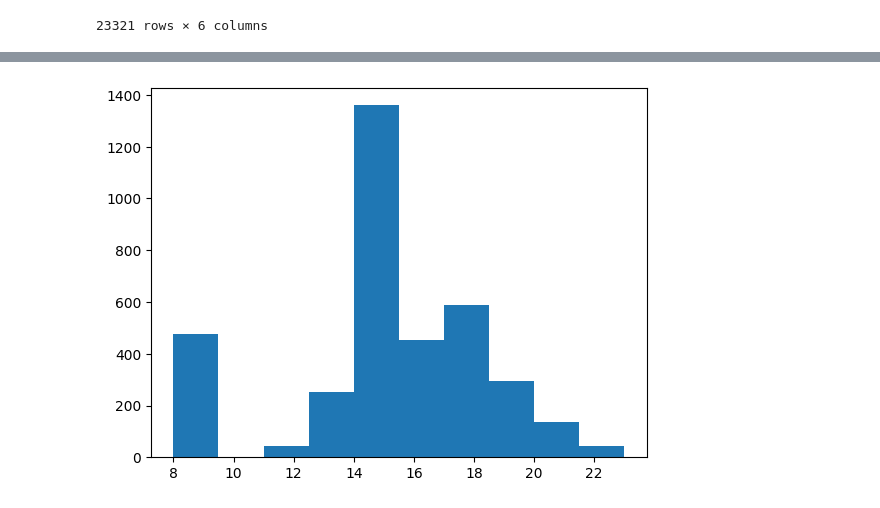
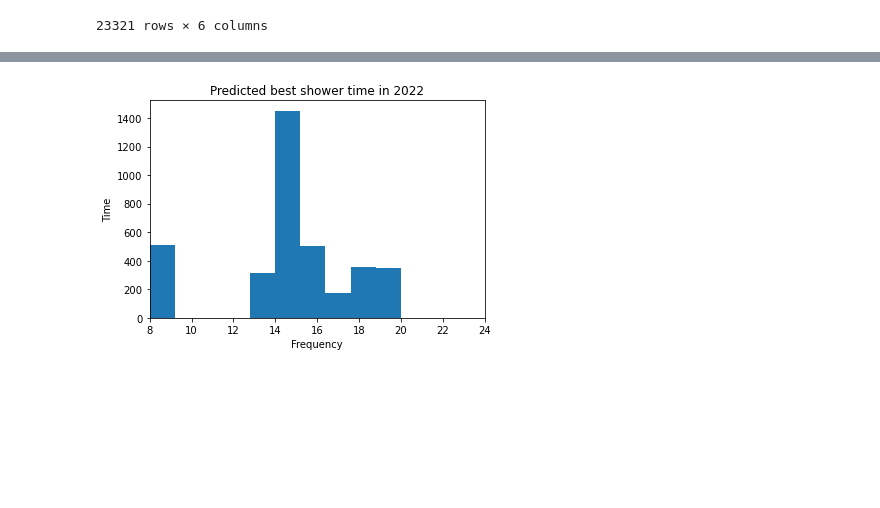
Before and after one commit to tnguyen2907/noah-water-use_ds, a Jupyter notebook: shower.ipynb, the cells around one changed output, grey strips where cells are left out. Drawn from its saved outputs; the diff is of its cells as text; code cells hidden in the pictures; blank space fills up the shorter version.

```diff
--- a/shower.ipynb
+++ b/shower.ipynb
@@ -411,8 +484,8 @@ plt.show()
 # %%
 X_test1 = df_test[['Month', 'Day', 'Time']]
-X_test1_tranformed = OneHotEncoder().fit_transform(X_test1)
+X_test1_tranformed = transformer.transform(X_test1)
 X_test1['Water'] = rgs.predict(X_test1_tranformed)
 X_test1['Date'] = df_test['Date']
-a = X_test1.groupby('Date').apply(lambda d: d.iloc[d['Water'].argsort()[:10]]['Time'])
-print(a.head(20))
+best_time_pred = X_test1.groupby('Date').apply(lambda d: d.iloc[d['Water'].argsort()[:10]]['Time'])
+best_time_pred
 # %% [output]
@@ -446,7 +515,11 @@ See the caveats in the documentation: https://pandas.pydata.org/pandas-docs/stab
 # %%
 plt.figure()
-c = a.apply(lambda x: x.hour)
-plt.hist(c)
+best_time_pred_hour = best_time_pred.apply(lambda x: x.hour)
+plt.hist(best_time_pred_hour)
+plt.xlabel('Frequency')
+plt.ylabel('Time')
+plt.title('Predicted best shower time in 2022')
+plt.xlim(8, 24)
 plt.show()
 # %% [output]
-[figure, old version]
+[figure, new version]
```
Also changed, not shown: parts of 22 cells of this notebook.
